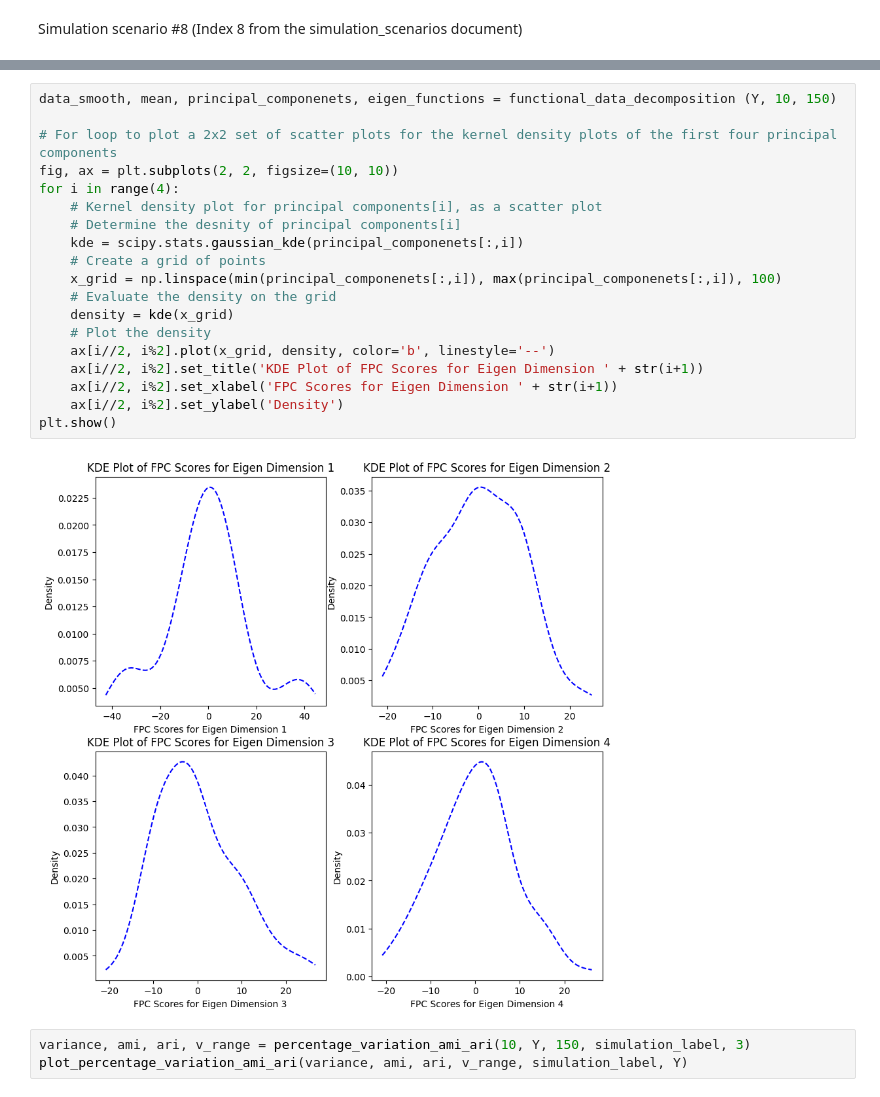
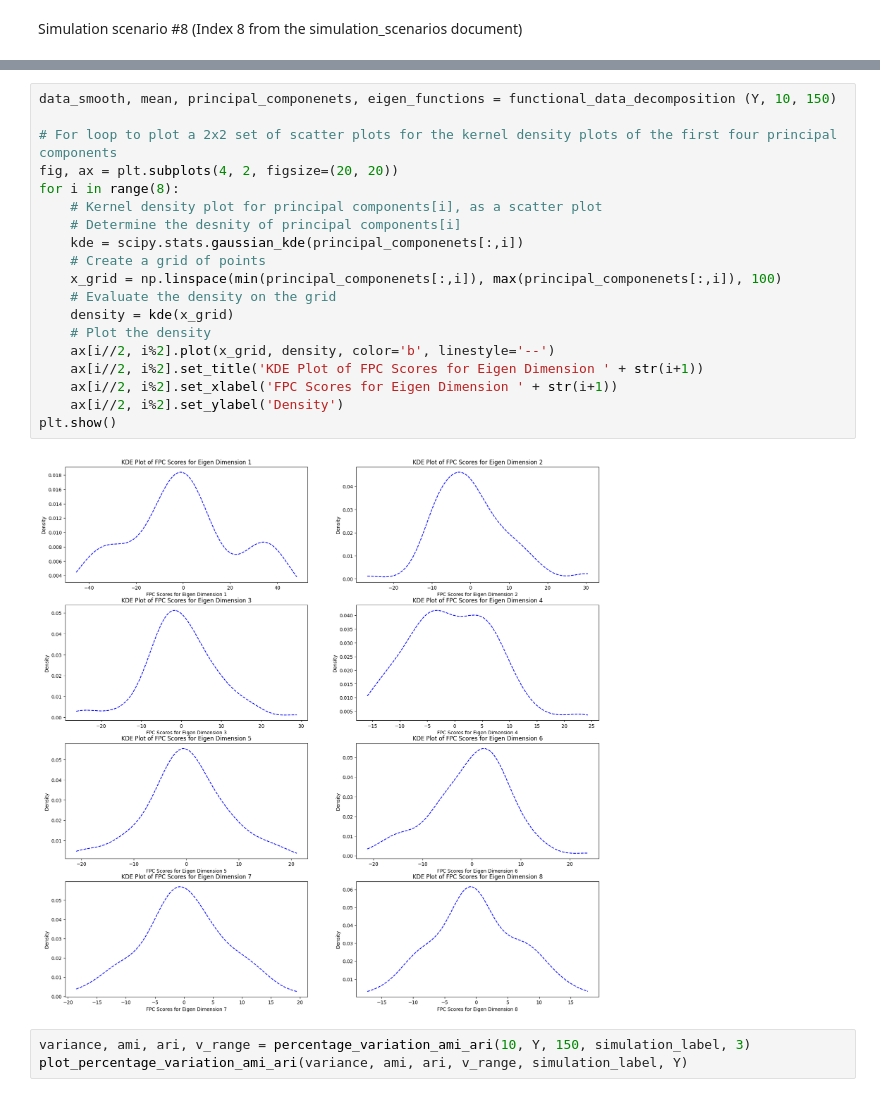
Before and after one commit to Newman251/Thesis-Functional_Data_Ensemble_Clustering_From_FDA, a Jupyter notebook: simulation_scenario8.ipynb, the cells around one changed output, grey strips where cells are left out. Drawn from its saved outputs; the diff is of its cells as text.

Commit message:
KDE Investigation Plots

```diff
--- a/simulation_scenario8.ipynb
+++ b/simulation_scenario8.ipynb
@@ -73,24 +73,24 @@ plt.show()
 # %%
 data_smooth, mean, principal_componenets, eigen_functions = functional_data_decomposition (Y, 10, 150)
 
 # For loop to plot a 2x2 set of scatter plots for the kernel density plots of the first four principal components
-fig, ax = plt.subplots(2, 2, figsize=(10, 10))
-for i in range(4):
+fig, ax = plt.subplots(4, 2, figsize=(20, 20))
+for i in range(8):
     # Kernel density plot for principal components[i], as a scatter plot
     # Determine the desnity of principal components[i]
     kde = scipy.stats.gaussian_kde(principal_componenets[:,i])
     # Create a grid of points
     x_grid = np.linspace(min(principal_componenets[:,i]), max(principal_componenets[:,i]), 100)
     # Evaluate the density on the grid
     density = kde(x_grid)
     # Plot the density
     ax[i//2, i%2].plot(x_grid, density, color='b', linestyle='--')
     ax[i//2, i%2].set_title('KDE Plot of FPC Scores for Eigen Dimension ' + str(i+1))
     ax[i//2, i%2].set_xlabel('FPC Scores for Eigen Dimension ' + str(i+1))
     ax[i//2, i%2].set_ylabel('Density')
 plt.show()
 # %% [output]
-[figure, old version]
+[figure, new version]
 # %%
 variance, ami, ari, v_range = percentage_variation_ami_ari(10, Y, 150, simulation_label, 3)
 plot_percentage_variation_ami_ari(variance, ami, ari, v_range, simulation_label, Y)
```
Also changed, not shown: parts of 1 cell of this notebook, 14 other files.
